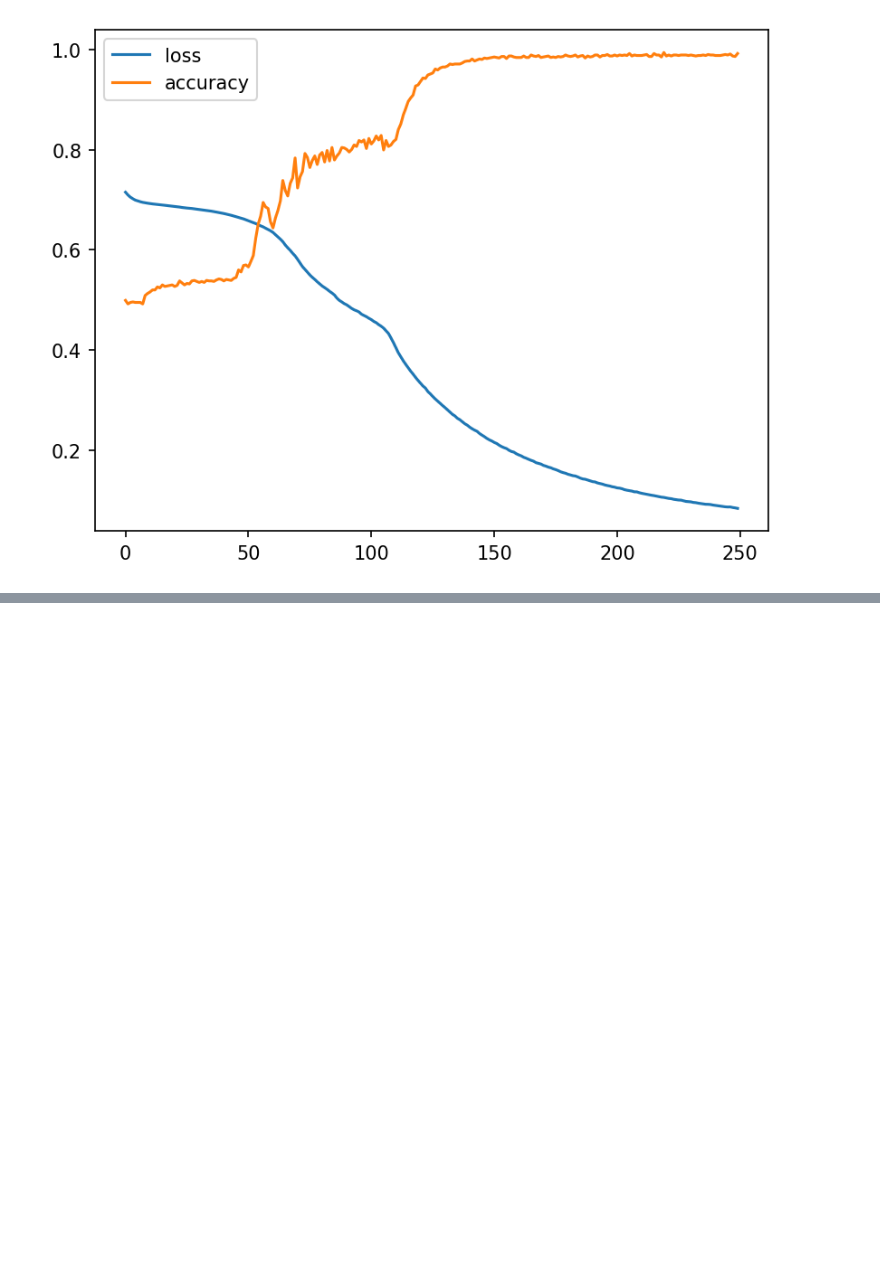
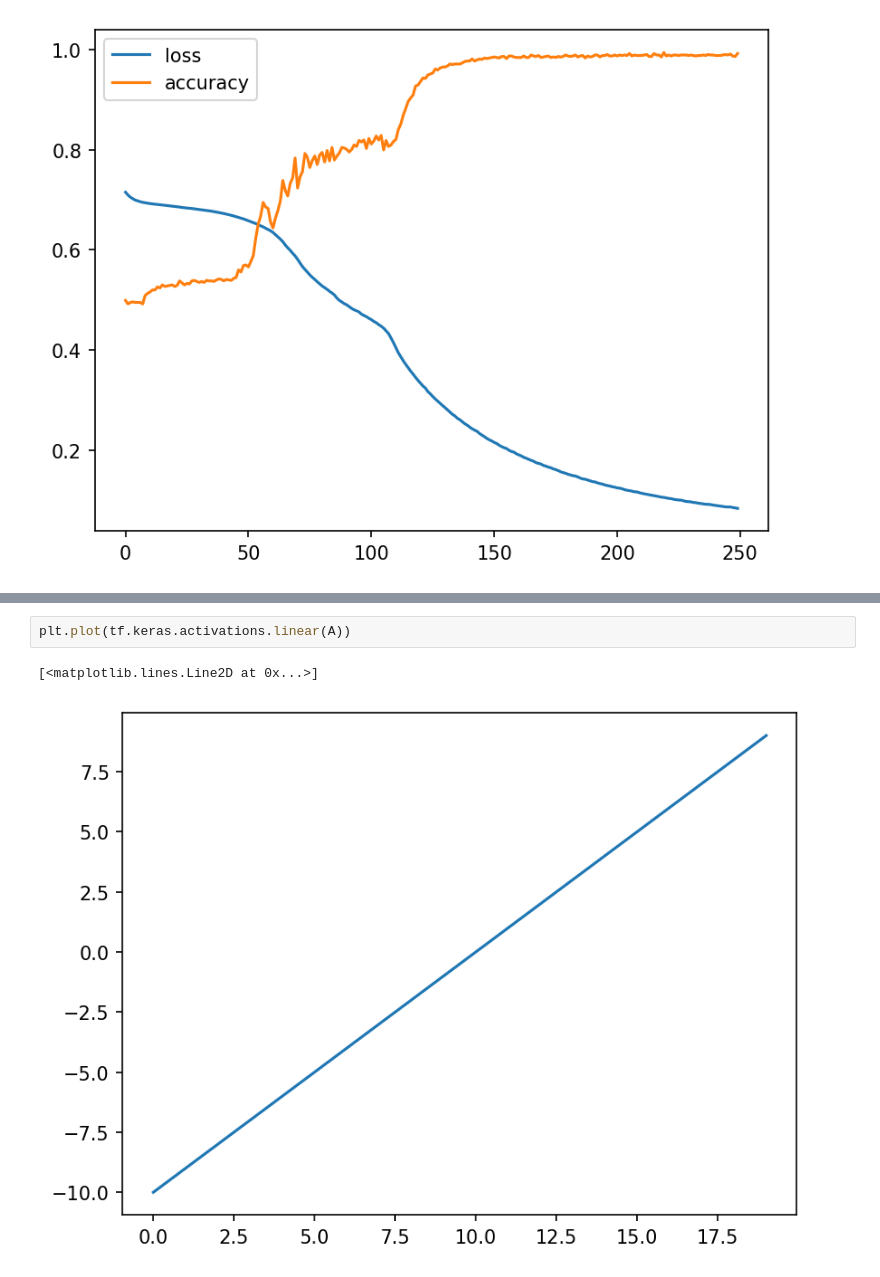
Before and after one commit to kshipra-jadav/ZTM-DeepLearning, a Jupyter notebook: Neural Network Classification/neural_network_classification_with_tf.ipynb, the cells around one changed output, grey strips where cells are left out. Cells and saved outputs as stored; diff of their text form; blank space fills up the shorter version.

```diff
--- a/Neural Network Classification/neural_network_classification_with_tf.ipynb
+++ b/Neural Network Classification/neural_network_classification_with_tf.ipynb
@@ -226,0 +253,5 @@ plt.show()
+# %%
+plt.plot(tf.keras.activations.linear(A))
+# %% [output]
+[<matplotlib.lines.Line2D at 0x...>]
+[figure, added]
```
Also changed, not shown: parts of 14 cells of this notebook.
